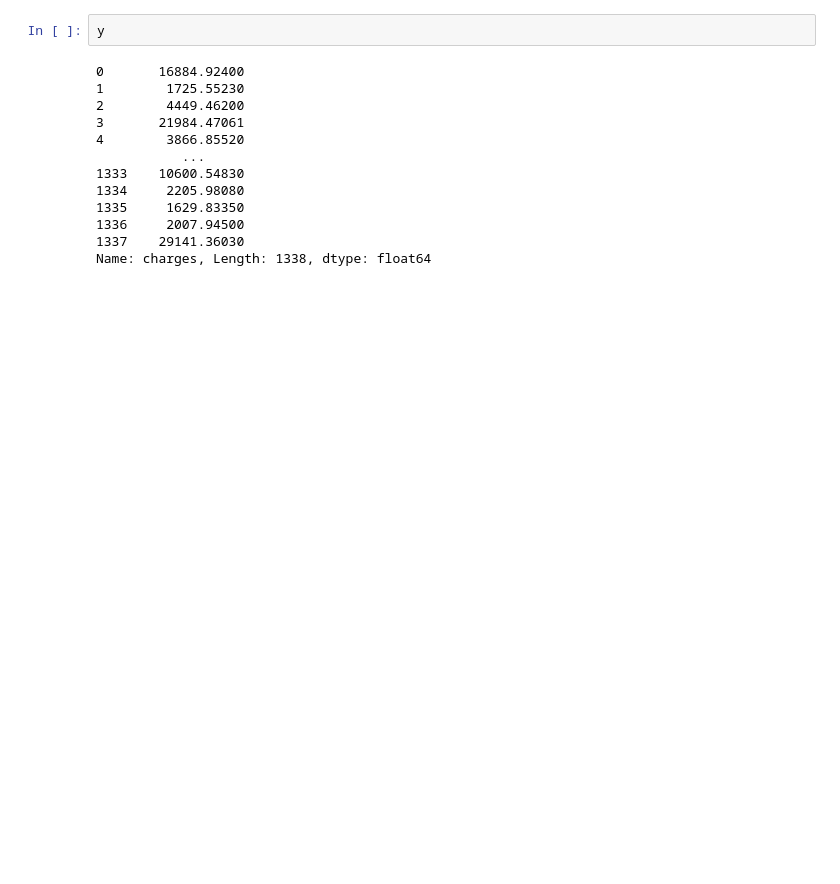
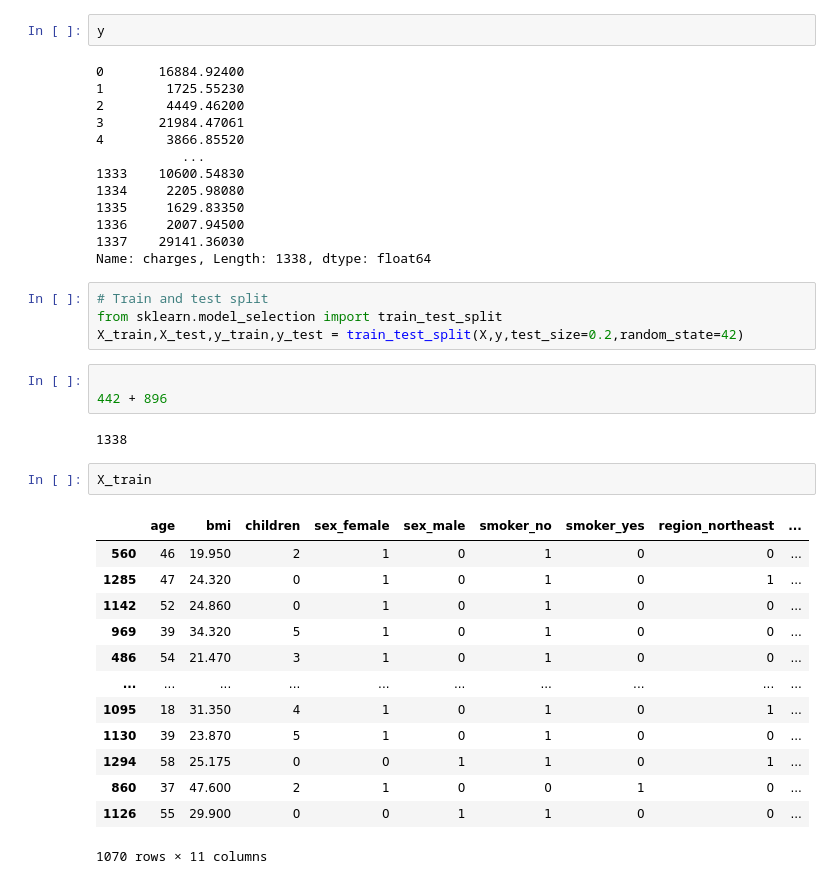
Before and after one commit to topguns837/Tensorflow-deeplearning, a Jupyter notebook: 01_neural_network_regression_with_tensorflow.ipynb, the cells around one changed output. Saved outputs shown, nothing was run; the diff lists cells and outputs as text; blank space fills up the shorter version.

```diff
--- a/01_neural_network_regression_with_tensorflow.ipynb
+++ b/01_neural_network_regression_with_tensorflow.ipynb
@@ -964,3 +697,28 @@ y
 1336     2007.94500
 1337    29141.36030
 Name: charges, Length: 1338, dtype: float64
+# %%
+# Train and test split
+from sklearn.model_selection import train_test_split
+X_train,X_test,y_train,y_test = train_test_split(X,y,test_size=0.2,random_state=42)
+# %%
+
+442 + 896
+# %% [output]
+1338
+# %%
+X_train
+# %% [output]
+|  | age | bmi | children | sex_female | sex_male | smoker_no | smoker_yes | region_northeast | ... |
+| 560 | 46 | 19.950 | 2 | 1 | 0 | 1 | 0 | 0 | ... |
+| 1285 | 47 | 24.320 | 0 | 1 | 0 | 1 | 0 | 1 | ... |
+| 1142 | 52 | 24.860 | 0 | 1 | 0 | 1 | 0 | 0 | ... |
+| 969 | 39 | 34.320 | 5 | 1 | 0 | 1 | 0 | 0 | ... |
+| 486 | 54 | 21.470 | 3 | 1 | 0 | 1 | 0 | 0 | ... |
+| ... | ... | ... | ... | ... | ... | ... | ... | ... | ... |
+| 1095 | 18 | 31.350 | 4 | 1 | 0 | 1 | 0 | 1 | ... |
+| 1130 | 39 | 23.870 | 5 | 1 | 0 | 1 | 0 | 0 | ... |
+| 1294 | 58 | 25.175 | 0 | 0 | 1 | 1 | 0 | 1 | ... |
+| 860 | 37 | 47.600 | 2 | 1 | 0 | 0 | 1 | 0 | ... |
+| 1126 | 55 | 29.900 | 0 | 0 | 1 | 1 | 0 | 0 | ... |
+1070 rows × 11 columns
```
Also changed, not shown: parts of 70 cells of this notebook.
